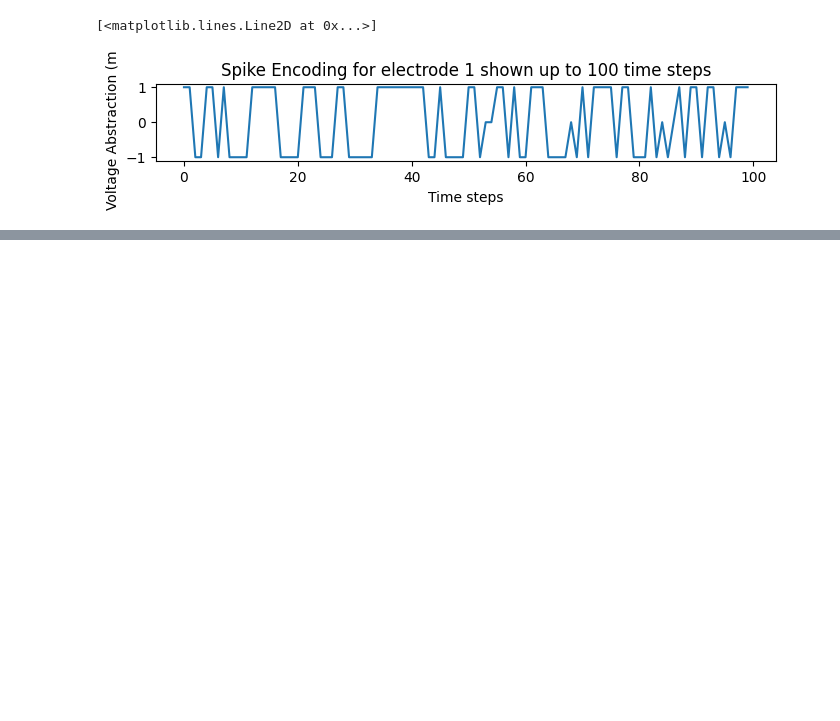
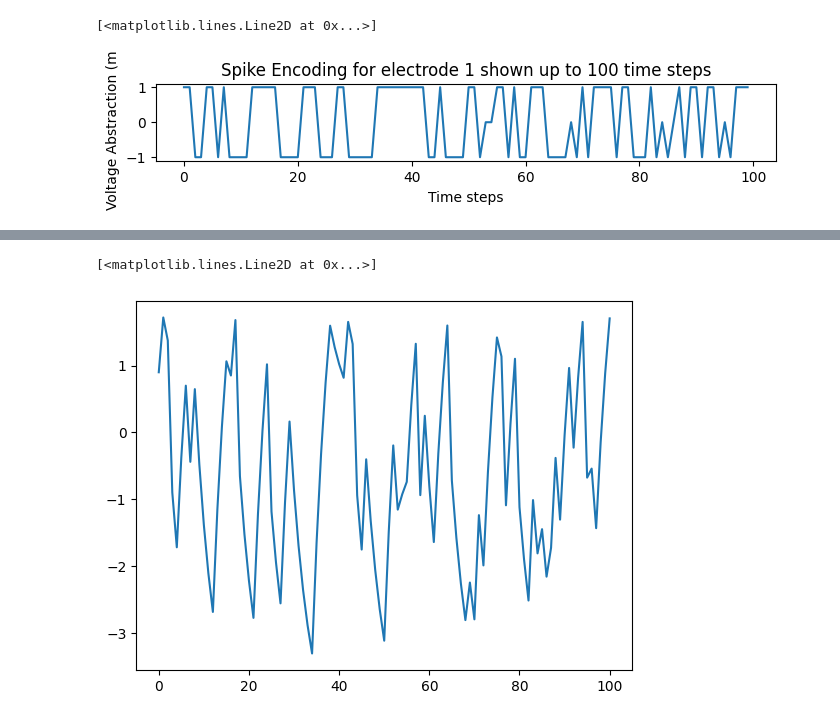
Before and after one commit to sierrajanson/cmpm118, a Jupyter notebook: encode.ipynb, the cells around one changed output, grey strips where cells are left out. Saved outputs shown, nothing was run; the diff lists cells and outputs as text; code cells hidden in the pictures; blank space fills up the shorter version.

```diff
--- a/encode.ipynb
+++ b/encode.ipynb
@@ -219,0 +238,37 @@ for i in arr:
+# %%
+time_step = 1e-3 # delta t
+R = 5 # resistance
+C = 1e-3 # current
+
+lif1 = snn.Lapicque(R=R, C=C, time_step=time_step)
+
+size = 1
+mem = torch.ones(size) * .9            # U = 0.9 --> membrane potential initialized to 0.9
+# REPLACE BELOW W SPIKE ENCODED DATA
+cur_in = torch.zeros(num_steps, 1)     # I=0 for all t (input is all 0, no input spikes) --> num_steps; 1 stands for dimensionality (will be 2D list with num_steps arrays with 0 as ele)
+# OUR DATA
+our_data = all_encoded_series[0]
+cur_in = [] # converting to prior format
+for i in our_data:
+    cur_in.append([i])
+cur_in = torch.from_numpy(np.array(cur_in))
+# cur_in = torch.cat((torch.zeros(10, 1), torch.ones(190, 1)*0.1), 0)  # input current turns on at t=10
+# cur_in = torch.cat((torch.zeros(10, 1), torch.ones(20, 1)*(0.1), torch.zeros(170, 1)), 0)  # input turns on at t=10, off at t=30
+
+spk_out = torch.zeros(size)            # output spikes should be 0
+# %%
+mem_rec = [mem] # list to store recordings of membrane potentials
+
+for step in range(num_steps): # for each step
+  spk_out, mem = lif1(cur_in[step], mem) # get whether there was a spike & new membrane potential from lif1
+  # Store recordings of membrane potential
+  mem_rec.append(mem)
+# convert the list of tensors into one tensor
+mem_rec = torch.stack(mem_rec)
+# pre-defined plotting function
+ax = fig.add_subplot(graph_num)
+
+plt.plot(mem_rec)
+# %% [output]
+[<matplotlib.lines.Line2D at 0x...>]
+[figure, added]
```
Also changed, not shown: parts of 10 cells of this notebook.
